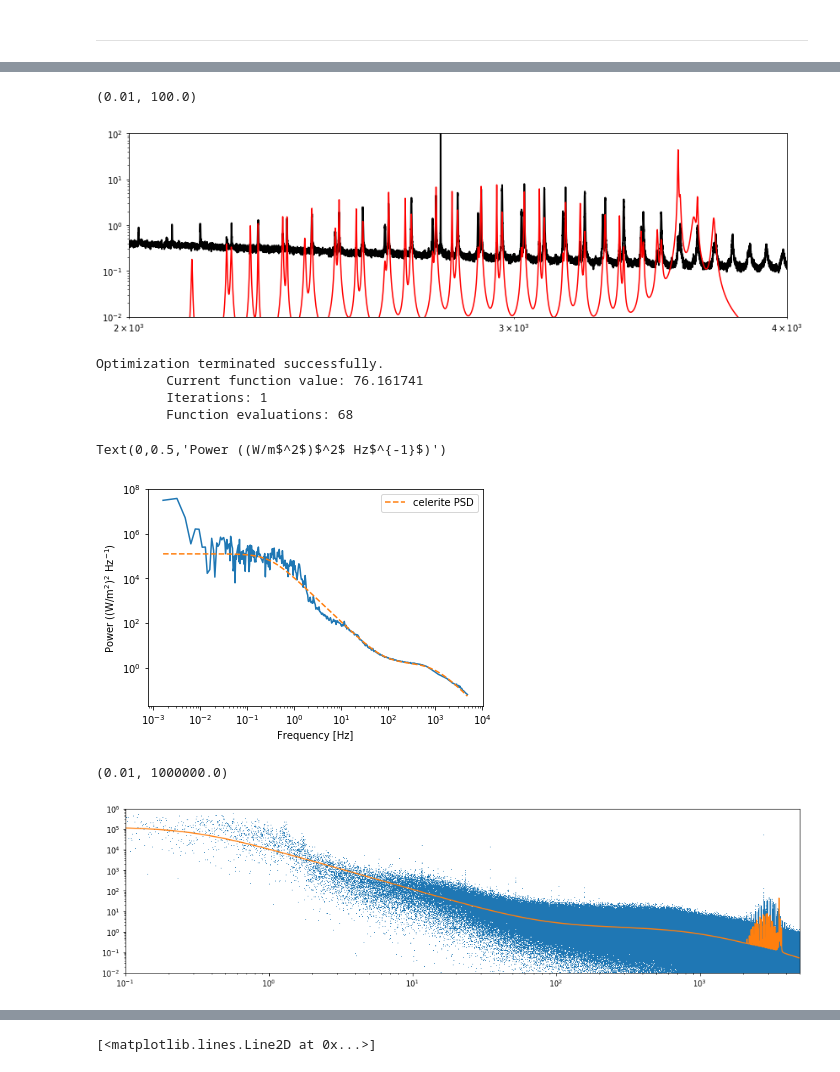
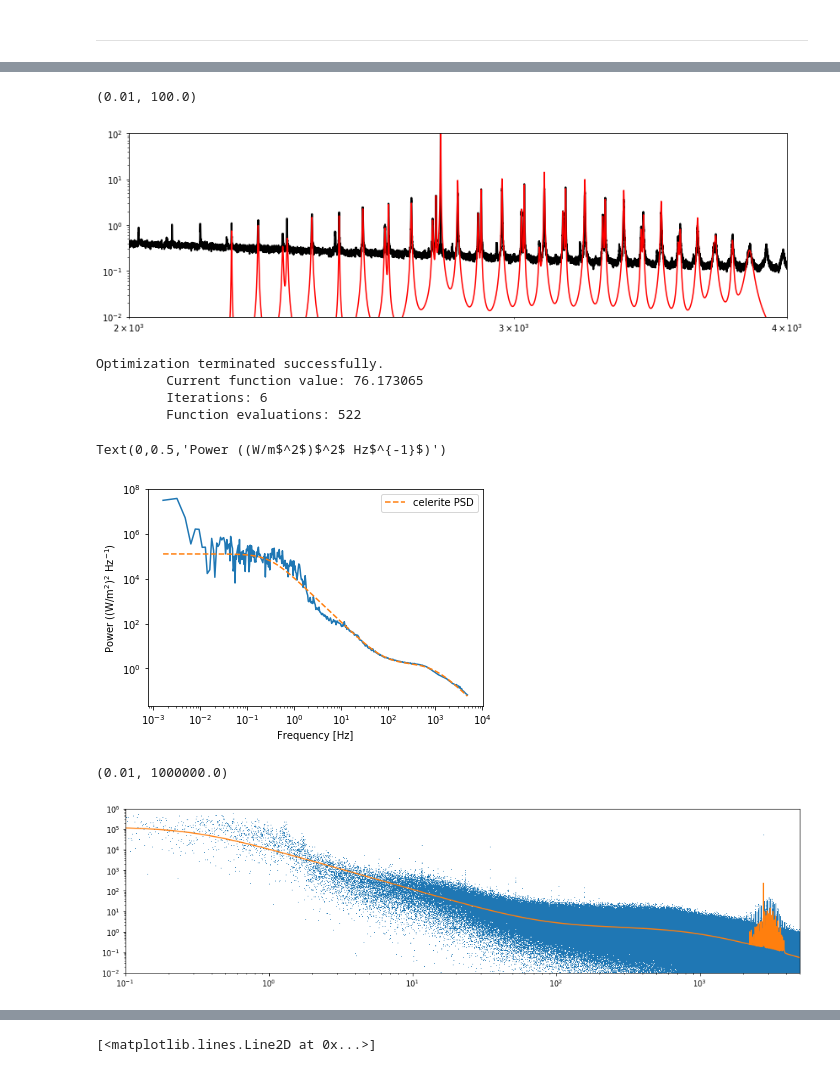
Before and after one commit to bmorris3/virgopsd, a Jupyter notebook: virgo.ipynb, the cells around one changed output, grey strips where cells are left out. Cells and saved outputs as stored; diff of their text form; code cells hidden in the pictures.

Commit message:
allowing freqs to vary

```diff
--- a/virgo.ipynb
+++ b/virgo.ipynb
@@ -153,7 +153,7 @@ table2 = [2137.79, 2217.63, 2273.47,
 3135.96, 3186.26, 3234.17, 3279.76,
 3271.74, 3322.67, 3370.91, 3417.35,
 3408.14, 3459.74, 3508.80, 3554.93,
-3544.67, 3596.35, 2963.5, 3098, 3233] #3646.05, 3682.25, 3734.72]
+3544.67, 3596.35, 3646.05, 3682.25, 3734.72]
 
 for line in table2:
     ax.axvline(line, ls=':', color='k')
@@ -298,27 +332,47 @@ parameters = np.array(parameters)
 # %%
-def megamodel(p, omegas=np.log(2 * np.pi * 1e-6 * np.array(table2))):
+# def megamodel(p, omegas=np.log(2 * np.pi * 1e-6 * np.array(table2))):
+#     kernel = None
+#     p_reshaped = np.array(p).reshape(len(p)//2, 2)
+#     for i, p0_p2 in enumerate(p_reshaped):
+#         p0, p2 = p0_p2
+#         if kernel is None:
+#             kernel = terms.SHOTerm(log_S0=p0, log_omega0=omegas[i], log_Q=p2)
+#         else:
+#             kernel += terms.SHOTerm(log_S0=p0, log_omega0=omegas[i], log_Q=p2)
+#     gp = celerite.GP(kernel)
+#     psd = gp.kernel.get_psd(2*np.pi*f)
+#     return psd
+
+# megamodel_bestp = megamodel(parameters[:, :2].ravel())
+
+# fig, ax = plt.subplots(figsize=(14, 4))
+# ax.loglog(1e6 * f, smoothed_spectrum, lw=2, color='k')
+# ax.loglog(1e6 * f, megamodel_bestp, color='r')
+# ax.set_xlim([2000, 4000])
+# ax.set_ylim([1e-2, 1e2])
+
+def megamodel(p):
     kernel = None
-    p_reshaped = np.array(p).reshape(len(p)//2, 2)
+    p_reshaped = np.array(p).reshape(len(p)//3, 3)
     for i, p0_p2 in enumerate(p_reshaped):
-        p0, p2 = p0_p2
+        p0, p1, p2 = p0_p2
         if kernel is None:
-            kernel = terms.SHOTerm(log_S0=p0, log_omega0=omegas[i], log_Q=p2)
+            kernel = terms.SHOTerm(log_S0=p0, log_omega0=p1, log_Q=p2)
         else:
-            kernel += terms.SHOTerm(log_S0=p0, log_omega0=omegas[i], log_Q=p2)
-    gp = celerite.GP(kernel)
-    psd = gp.kernel.get_psd(2*np.pi*f)
+            kernel += terms.SHOTerm(log_S0=p0, log_omega0=p1, log_Q=p2)
+    psd = kernel.get_psd(2*np.pi*f)
     return psd
 
-megamodel_bestp = megamodel(parameters[:, :2].ravel())
+megamodel_bestp = megamodel(parameters[:, :3].ravel())
 
 fig, ax = plt.subplots(figsize=(14, 4))
 ax.loglog(1e6 * f, smoothed_spectrum, lw=2, color='k')
 ax.loglog(1e6 * f, megamodel_bestp, color='r')
 ax.set_xlim([2000, 4000])
 ax.set_ylim([1e-2, 1e2])
 # %% [output]
 (0.01, 100.0)
-[figure, old version]
+[figure, new version]
 # %%
 import celerite
 from celerite import terms
@@ -326,13 +380,12 @@ from celerite import terms
 
 kernel = (terms.SHOTerm(log_S0=10, log_omega0=-5, log_Q=1) +
           terms.SHOTerm(log_S0=10, log_omega0=-5, log_Q=1))
-gp = celerite.GP(kernel)
 
 from scipy.optimize import fmin_powell, fmin_l_bfgs_b
 
 def minimize(p):
-    gp.kernel.set_parameter_vector(p)
-    return np.sum( ( np.log(low_freq_model(bestp_lowfreq)) - np.log(gp.kernel.get_psd(2 * np.pi * x)) )**2 )
+    kernel.set_parameter_vector(p)
+    return np.sum( ( np.log(low_freq_model(bestp_lowfreq)) - np.log(kernel.get_psd(2 * np.pi * x * 1e-6)) )**2 )
 
 initp = [11.96511414, -8.55718427,  9.19830828,
          0.72794889, -1.50612712, 10.13790919]
@@ -344,7 +397,7 @@ fig, ax = plt.subplots()
 ax.loglog(x, y)
 # ax.loglog(x, low_freq_model(initp), label='initp PSD')
 # ax.loglog(x, low_freq_model(fit1), label='VIRGO PSD')
-ax.loglog(x, gp.kernel.get_psd(2 * np.pi * x), ls='--', label='celerite PSD')
+ax.loglog(x, kernel.get_psd(2 * np.pi * x * 1e-6), ls='--', label='celerite PSD')
 ax.legend()
 ax.set_xlabel('Frequency [Hz]')
 ax.set_ylabel('Power ((W/m$^2$)$^2$ Hz$^{-1}$)')
@@ -355,9 +408,9 @@ ax.set_ylabel('Power ((W/m$^2$)$^2$ Hz$^{-1}$)')
 #     plt.loglog(x*1e-6, term.get_psd(x*1e-6), ls='--', color='DodgerBlue')
 # %% [output]
 Optimization terminated successfully.
-         Current function value: 76.161741
-         Iterations: 1
-         Function evaluations: 68
+         Current function value: 76.173065
+         Iterations: 6
+         Function evaluations: 522
 Text(0,0.5,'Power ((W/m$^2$)$^2$ Hz$^{-1}$)')
 [figure]
 # %%
@@ -372,14 +426,14 @@ for i, p0_p2 in enumerate(parameters[:, :2]):
 # %%
-psd = kernel.get_psd(2 * np.pi * f)
+# psd = kernel.get_psd(2 * np.pi * f)
 fig, ax = plt.subplots(figsize=(16, 4))
 ax.loglog(1e6 * f, Pxx_den, ',', rasterized=True)
-ax.loglog(1e6 * f, kernel.get_psd(2*np.pi*f*1e6))
+ax.loglog(1e6 * f, kernel.get_psd(2*np.pi*f))
 # ax.loglog(1e6 * f, psd)
-ax.set_xlim([1e-1, cutoff_freq])
+ax.set_xlim([1e-1, 5000])
 ax.set_ylim([1e-2, 1e6])
 # %% [output]
 (0.01, 1000000.0)
-[figure, old version]
+[figure, new version]
 # %%
 fig, ax = plt.subplots(figsize=(16, 4))
 ax.semilogy(1e6 * f, Pxx_den, ',', rasterized=True)
```
Also changed, not shown: parts of 5 cells of this notebook.
